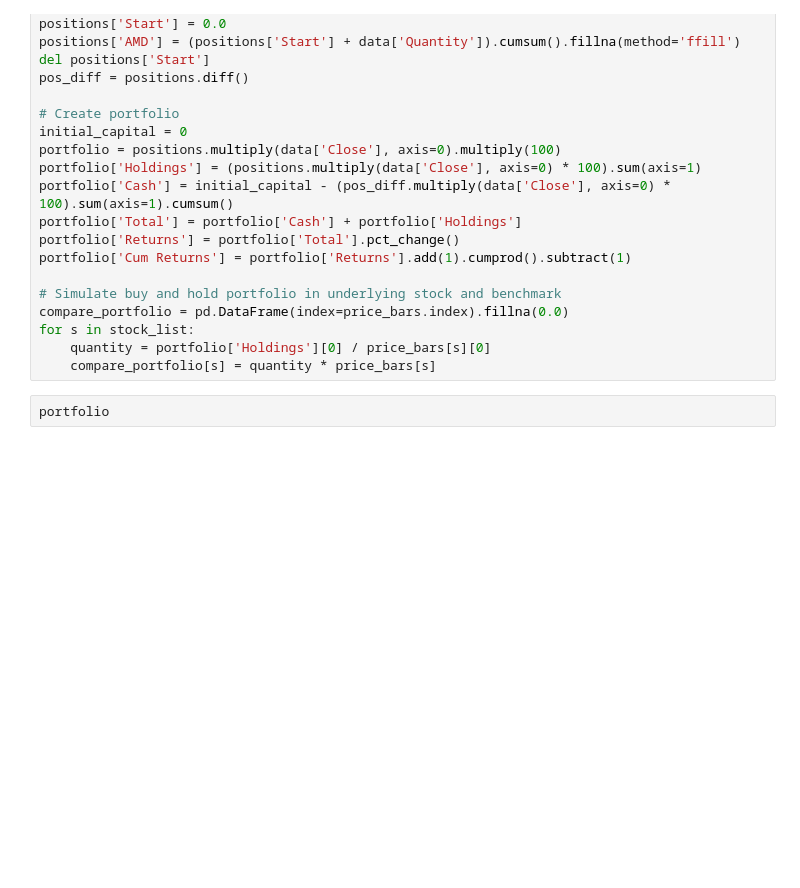
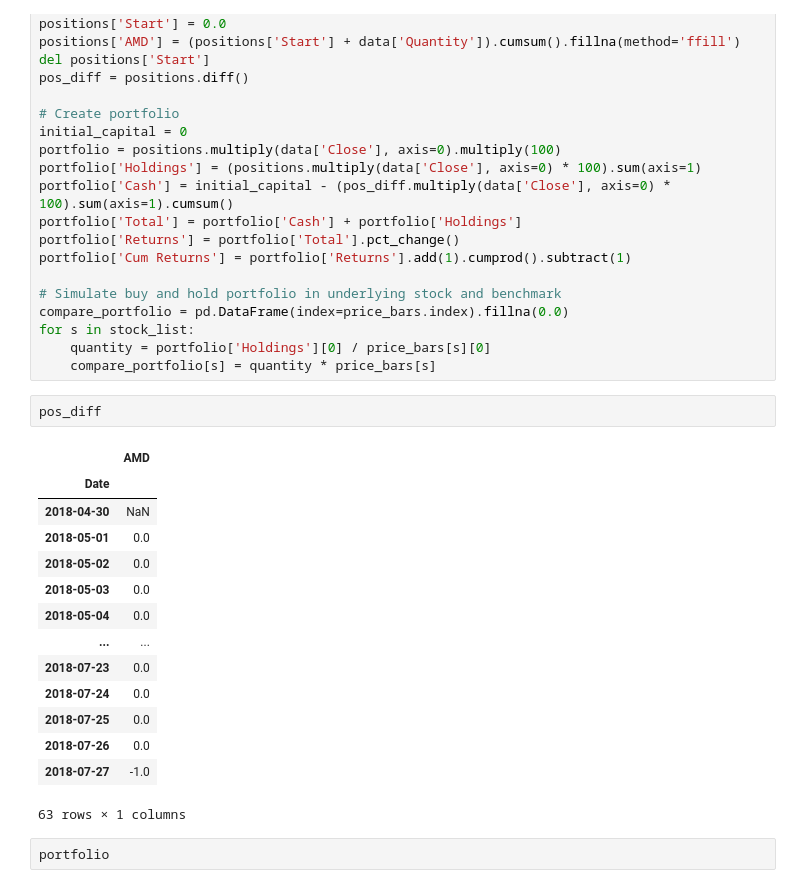
Before and after one commit to metalpacoforeal/TradeBacktest, a Jupyter notebook: src/trade_backtest_POC.ipynb, the cells around one changed output. Drawn from its saved outputs; the diff is of its cells as text; blank space fills up the shorter version.

```diff
--- a/src/trade_backtest_POC.ipynb
+++ b/src/trade_backtest_POC.ipynb
@@ -38,6 +38,23 @@ compare_portfolio = pd.DataFrame(index=price_bars.index).fillna(0.0)
 for s in stock_list:
     quantity = portfolio['Holdings'][0] / price_bars[s][0]
     compare_portfolio[s] = quantity * price_bars[s]
+# %%
+pos_diff
+# %% [output]
+|  | AMD |
+| Date |  |
+| 2018-04-30 | NaN |
+| 2018-05-01 | 0.0 |
+| 2018-05-02 | 0.0 |
+| 2018-05-03 | 0.0 |
+| 2018-05-04 | 0.0 |
+| ... | ... |
+| 2018-07-23 | 0.0 |
+| 2018-07-24 | 0.0 |
+| 2018-07-25 | 0.0 |
+| 2018-07-26 | 0.0 |
+| 2018-07-27 | -1.0 |
+63 rows × 1 columns
 # %%
 portfolio
 # %% [output]
```
